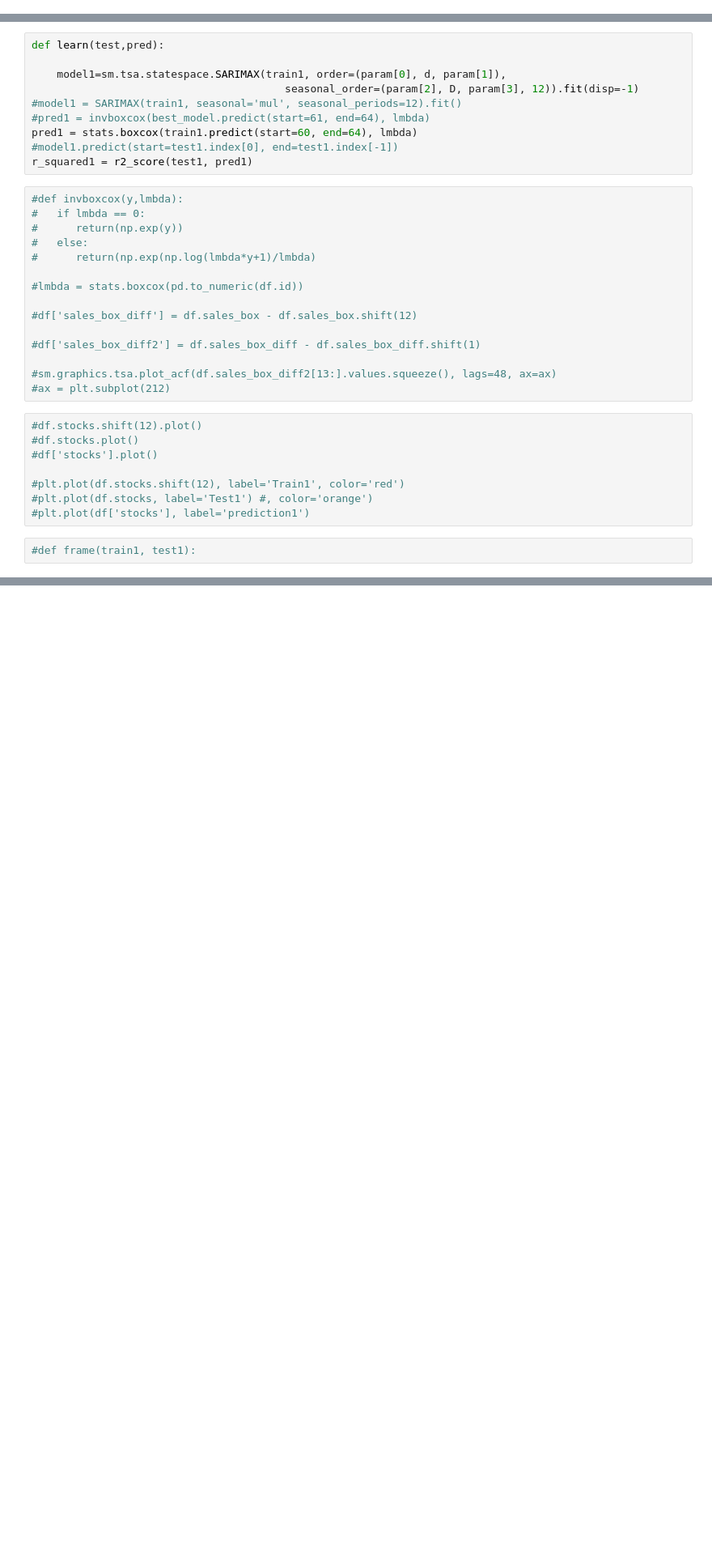
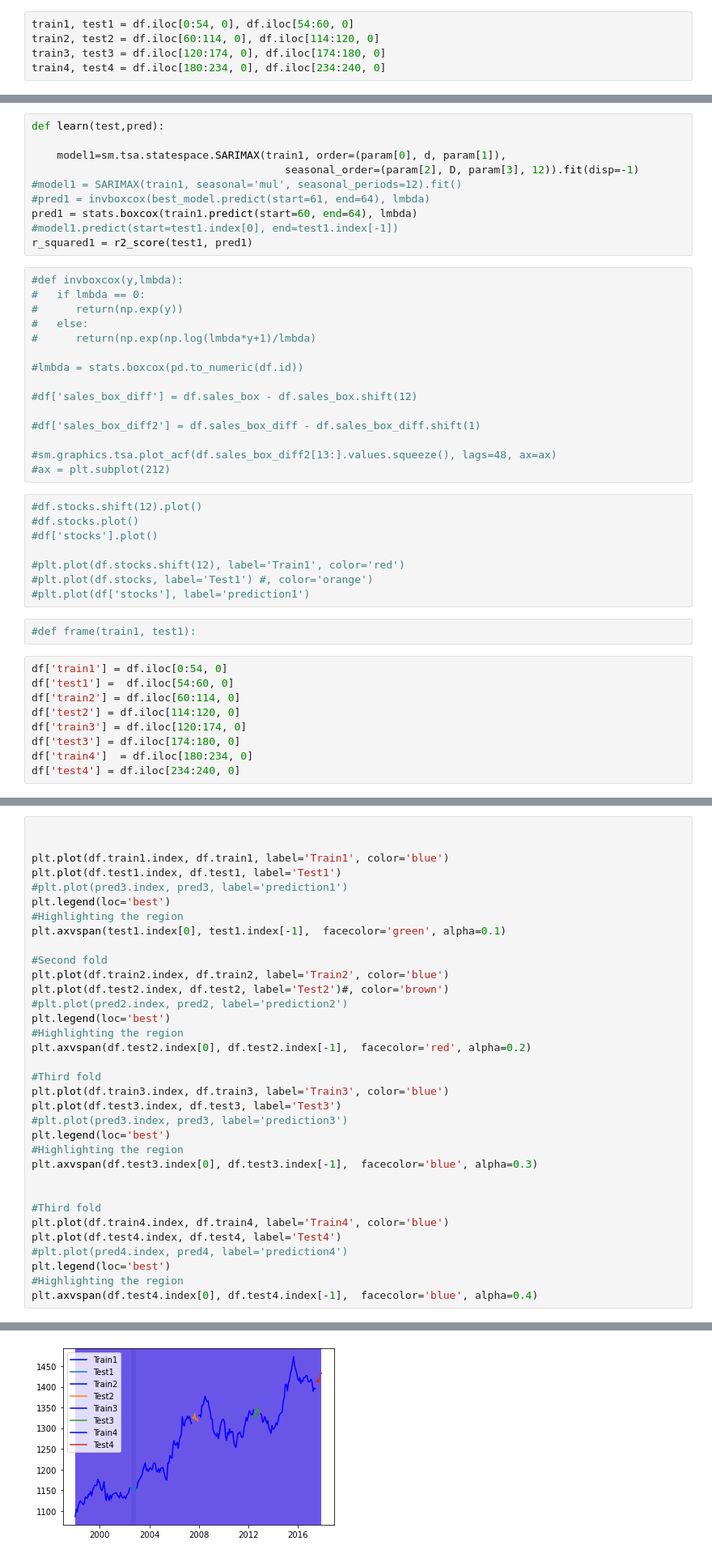
Before and after one commit to Alexbotduglas/Practice-2020, a Jupyter notebook: SARIMA_cv11.ipynb, the cells around one changed output, grey strips where cells are left out. Shown at 81% size. Drawn from its saved outputs; the diff is of its cells as text; blank space fills up the shorter version.

```diff
--- a/SARIMA_cv11.ipynb
+++ b/SARIMA_cv11.ipynb
@@ -522,3 +538,8 @@ No of observations under train1=144
 No of observations under test1=48
 No of observations under train1=192
 No of observations under test1=48
+# %%
+train1, test1 = df.iloc[0:54, 0], df.iloc[54:60, 0]
+train2, test2 = df.iloc[60:114, 0], df.iloc[114:120, 0]
+train3, test3 = df.iloc[120:174, 0], df.iloc[174:180, 0]
+train4, test4 = df.iloc[180:234, 0], df.iloc[234:240, 0]
@@ -705,3 +858,12 @@ r_squared1 = r2_score(test1, pred1)
 #plt.plot(df['stocks'], label='prediction1')
 # %%
 #def frame(train1, test1):
+# %%
+df['train1'] = df.iloc[0:54, 0]
+df['test1'] =  df.iloc[54:60, 0]
+df['train2'] = df.iloc[60:114, 0]
+df['test2'] = df.iloc[114:120, 0]
+df['train3'] = df.iloc[120:174, 0]
+df['test3'] = df.iloc[174:180, 0]
+df['train4']  = df.iloc[180:234, 0]
+df['test4'] = df.iloc[234:240, 0]
@@ -707,0 +928,35 @@ r_squared1 = r2_score(test1, pred1)
+# %%
+
+
+plt.plot(df.train1.index, df.train1, label='Train1', color='blue')
+plt.plot(df.test1.index, df.test1, label='Test1')
+#plt.plot(pred3.index, pred3, label='prediction1')
+plt.legend(loc='best')
+#Highlighting the region
+plt.axvspan(test1.index[0], test1.index[-1],  facecolor='green', alpha=0.1)
+
+#Second fold
+plt.plot(df.train2.index, df.train2, label='Train2', color='blue')
+plt.plot(df.test2.index, df.test2, label='Test2')#, color='brown')
+#plt.plot(pred2.index, pred2, label='prediction2')
+plt.legend(loc='best')
+#Highlighting the region
+plt.axvspan(df.test2.index[0], df.test2.index[-1],  facecolor='red', alpha=0.2)
+
+#Third fold
+plt.plot(df.train3.index, df.train3, label='Train3', color='blue')
+plt.plot(df.test3.index, df.test3, label='Test3')
+#plt.plot(pred3.index, pred3, label='prediction3')
+plt.legend(loc='best')
+#Highlighting the region
+plt.axvspan(df.test3.index[0], df.test3.index[-1],  facecolor='blue', alpha=0.3)
+
+
+#Third fold
+plt.plot(df.train4.index, df.train4, label='Train4', color='blue')
+plt.plot(df.test4.index, df.test4, label='Test4')
+#plt.plot(pred4.index, pred4, label='prediction4')
+plt.legend(loc='best')
+#Highlighting the region
+plt.axvspan(df.test4.index[0], df.test4.index[-1],  facecolor='blue', alpha=0.4)
+# %% [output]
@@ -707,0 +964 @@ r_squared1 = r2_score(test1, pred1)
+[figure, added]
```
Also changed, not shown: parts of 30 cells of this notebook.
